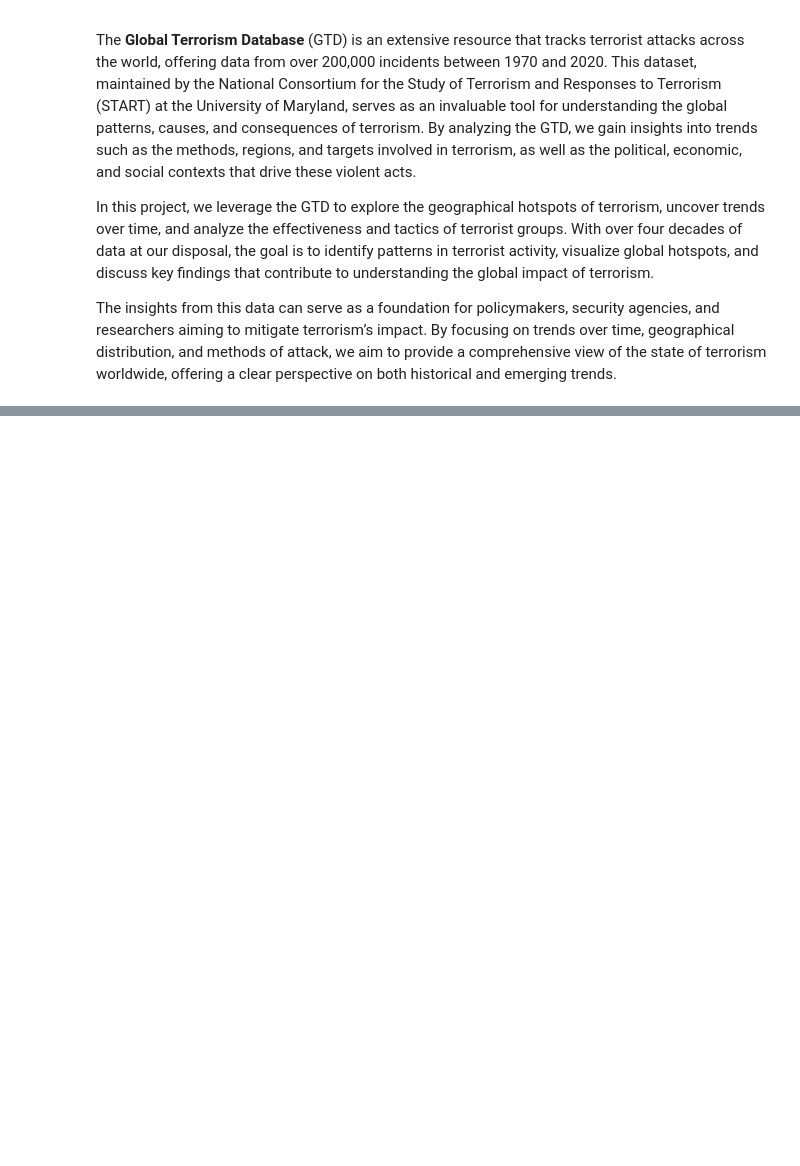
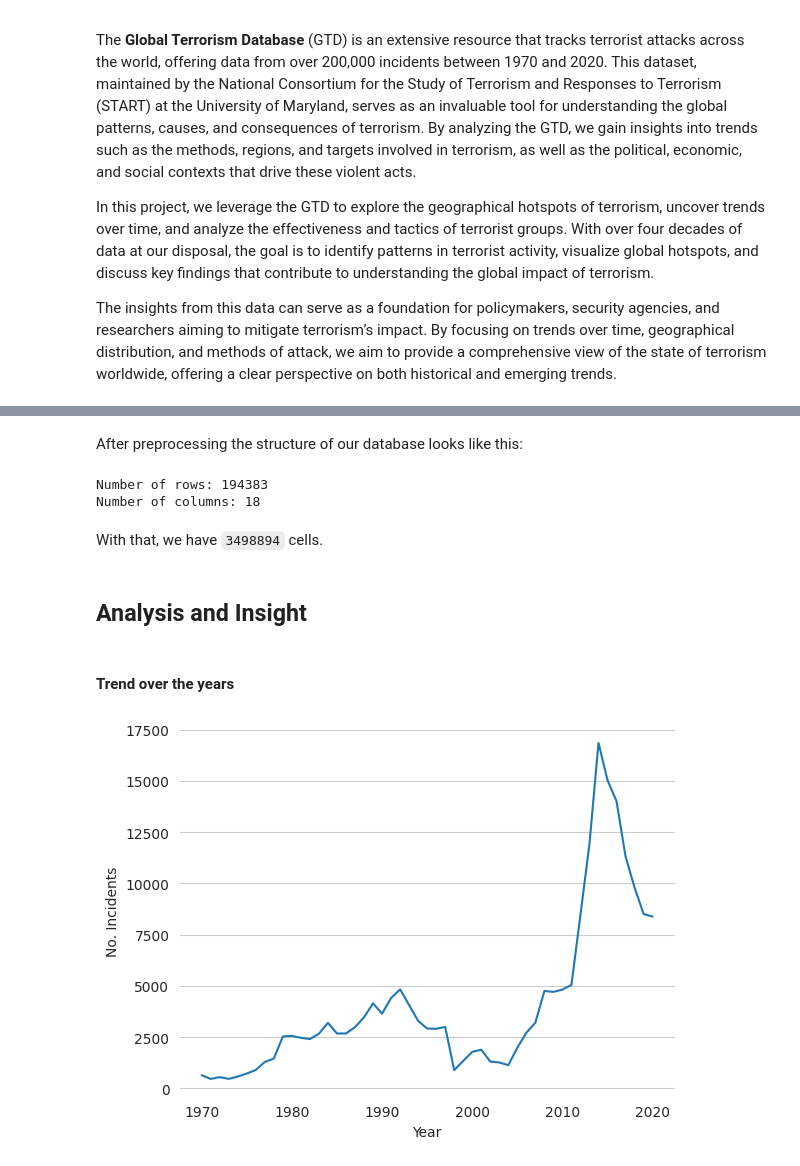
Before and after one commit to 0xShun/Exoloratory-Data-Analysis-on-Terrorism-hotspots-in-the-philippines, a Jupyter notebook: analysis.ipynb, the cells around one changed output, grey strips where cells are left out. Drawn from its saved outputs; the diff is of its cells as text; code cells hidden in the pictures; blank space fills up the shorter version.

```diff
--- a/analysis.ipynb
+++ b/analysis.ipynb
@@ -3,3 +7,3 @@
 # %%
 import pandas as pd
-df = pd.read_excel('./globalterrorismdb_0522dist.xlsx', engine='openpyxl')
+df = pd.read_csv('./globalterrorismdb.csv', low_memory=False, engine='c')
@@ -43,0 +58,17 @@ df[df['iyear'] == 2017]
+# %%
+# Drop rows with missing latitude and longitude
+df = df.dropna(subset=['latitude', 'longitude'])
+
+# Fill missing values for fatalities and injuries with 0
+df['nkill'] = df['nkill'].fillna(0)
+df['nwound'] = df['nwound'].fillna(0)
+
+# Fill missing categorical values with 'Unknown'
+df['targsubtype1_txt'] = df['targsubtype1_txt'].fillna('Unknown')
+df['natlty1_txt'] = df['natlty1_txt'].fillna('Unknown')
+
+# Remove duplicate rows
+df = df.drop_duplicates()
+
+# Standardize text columns
+df['attacktype1_txt'] = df['attacktype1_txt'].str.lower().str.strip()
@@ -43,0 +85,36 @@ df[df['iyear'] == 2017]
+# %% [markdown]
+After preprocessing the structure of our database looks like this:
+# %%
+row, column = df.shape
+print(f"Number of rows: {row}")
+print(f"Number of columns: {column}")
+# %% [output]
+Number of rows: 194383
+Number of columns: 18
+# %% [markdown]
+With that, we have `3498894` cells.
+# %% [markdown]
+## Analysis and Insight
+# %% [markdown]
+#### Trend over the years
+# %%
+import seaborn as sns
+import matplotlib.pyplot as plt
+
+yearly_trends = df.groupby('iyear').size().reset_index(name='incidents')
+
+custom = {
+    "axes.edgecolor": "white",
+    "grid.linestyle": "solid",
+
+}
+sns.set_style('whitegrid', rc=custom)
+
+sns.lineplot(data=yearly_trends, x='iyear', y='incidents')
+# plt.title('Trend of Terrorist Incidents Over the Years')
+plt.xlabel('Year')
+plt.ylabel('No. Incidents')
+plt.grid(axis='x')
+plt.show()
+# %% [output]
+[figure, added]
```
Also changed, not shown: parts of 22 cells of this notebook, 1 other file.
